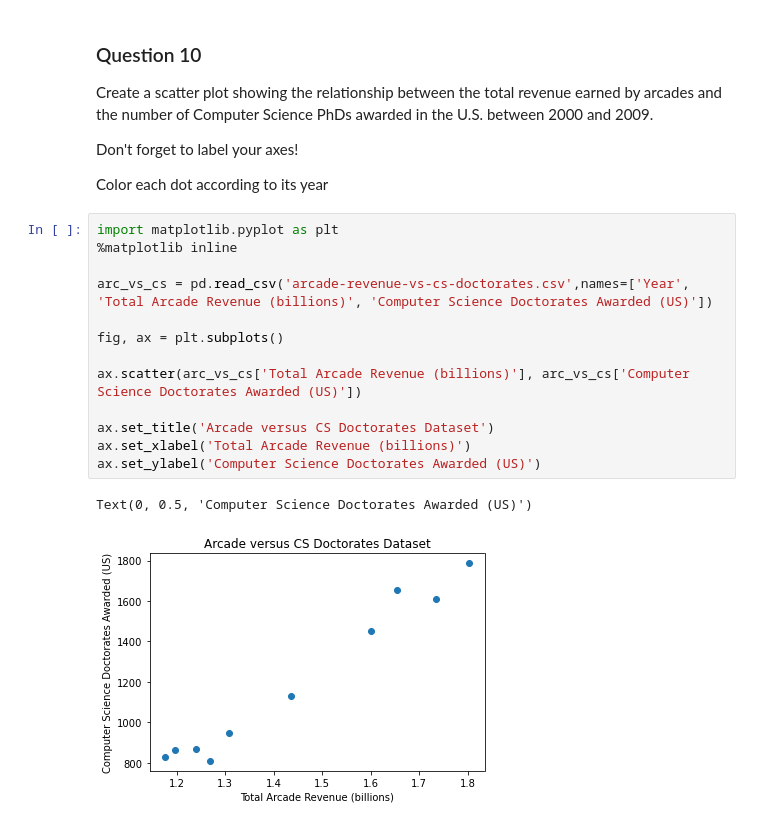
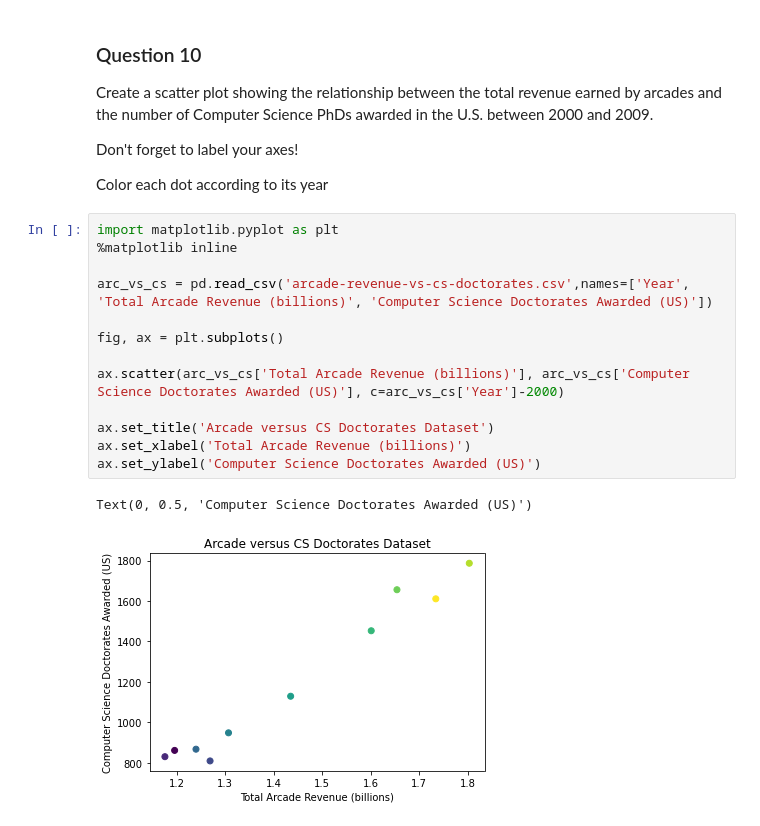
Before and after one commit to Karish-Thangarajah/Karish.Thangarajah.BDAT1004PS3, a Jupyter notebook: Problem Set 3.ipynb, the cells around one changed output. Cells and saved outputs as stored; diff of their text form.

```diff
--- a/Problem Set 3.ipynb
+++ b/Problem Set 3.ipynb
@@ -260,16 +278,16 @@ Color each dot according to its year
 # %%
 import matplotlib.pyplot as plt
 %matplotlib inline
 
 arc_vs_cs = pd.read_csv('arcade-revenue-vs-cs-doctorates.csv',names=['Year', 'Total Arcade Revenue (billions)', 'Computer Science Doctorates Awarded (US)'])
 
 fig, ax = plt.subplots()
 
-ax.scatter(arc_vs_cs['Total Arcade Revenue (billions)'], arc_vs_cs['Computer Science Doctorates Awarded (US)'])
+ax.scatter(arc_vs_cs['Total Arcade Revenue (billions)'], arc_vs_cs['Computer Science Doctorates Awarded (US)'], c=arc_vs_cs['Year']-2000)
 
 ax.set_title('Arcade versus CS Doctorates Dataset')
 ax.set_xlabel('Total Arcade Revenue (billions)')
 ax.set_ylabel('Computer Science Doctorates Awarded (US)')
 # %% [output]
 Text(0, 0.5, 'Computer Science Doctorates Awarded (US)')
-[figure, old version]
+[figure, new version]
```
Also changed, not shown: parts of 2 cells of this notebook.
